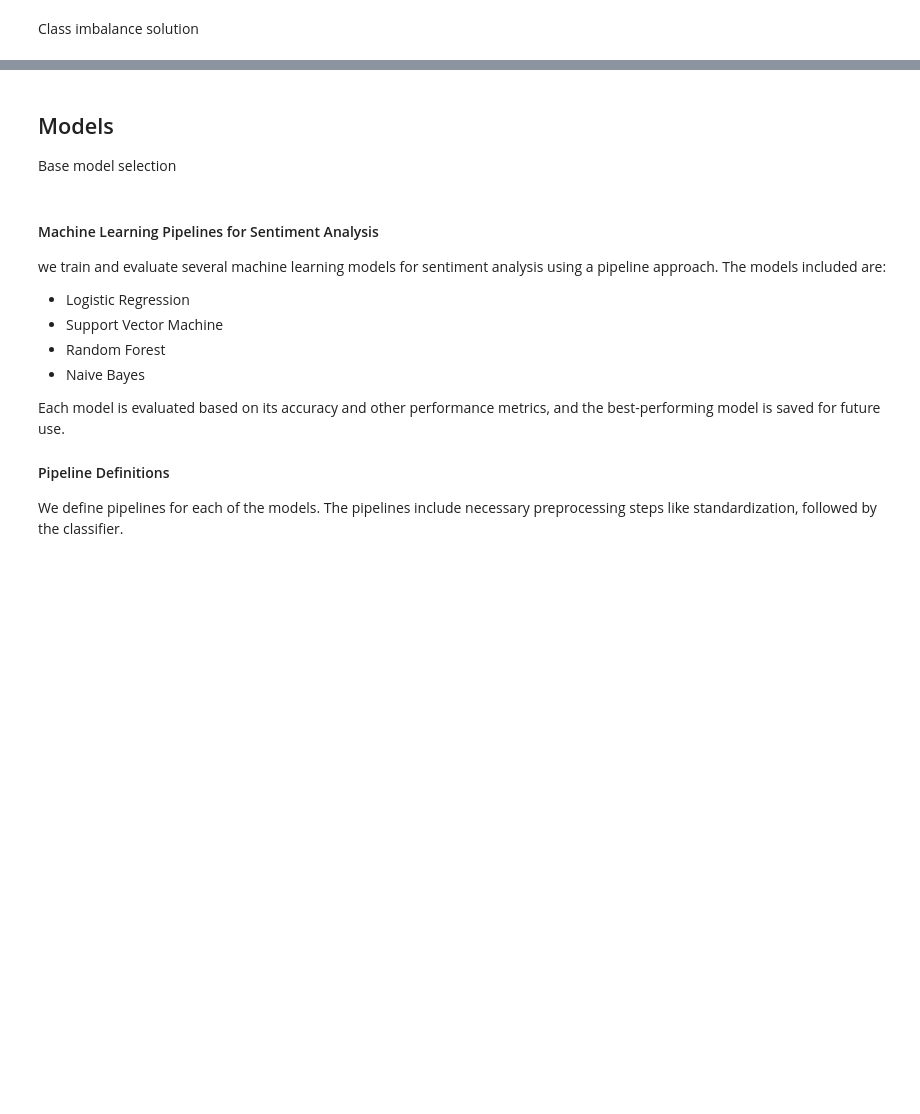
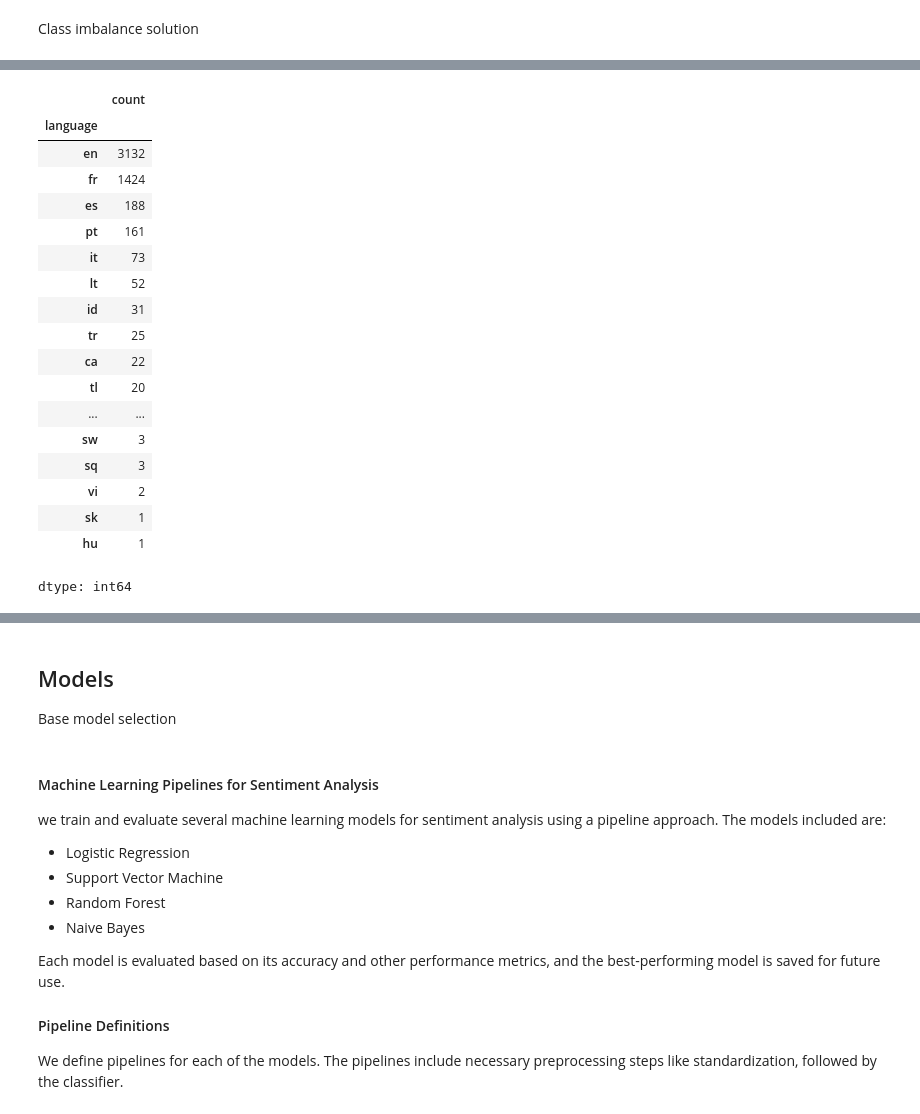
Before and after one commit to Atieng/sentiment-analysis-2024-olympics, a Jupyter notebook: Modelling.ipynb, the cells around one changed output, grey strips where cells are left out. Saved outputs shown, nothing was run; the diff lists cells and outputs as text; code cells hidden in the pictures; blank space fills up the shorter version.

```diff
--- a/Modelling.ipynb
+++ b/Modelling.ipynb
@@ -214,0 +320,33 @@ plt.show()
+# %%
+from langdetect import detect
+
+# Function to detect language
+def detect_language(text):
+    try:
+        return detect(text)
+    except:
+        return 'unknown'
+
+# Apply the function to the tweets
+df['language'] = df['Clean_Tweet'].apply(detect_language)
+df['language'].value_counts()
+# %% [output]
+|  | count |
+| language |  |
+| en | 3132 |
+| fr | 1424 |
+| es | 188 |
+| pt | 161 |
+| it | 73 |
+| lt | 52 |
+| id | 31 |
+| tr | 25 |
+| ca | 22 |
+| tl | 20 |
+| ... | ... |
+| sw | 3 |
+| sq | 3 |
+| vi | 2 |
+| sk | 1 |
+| hu | 1 |
+dtype: int64
```
Also changed, not shown: parts of 52 cells of this notebook.
